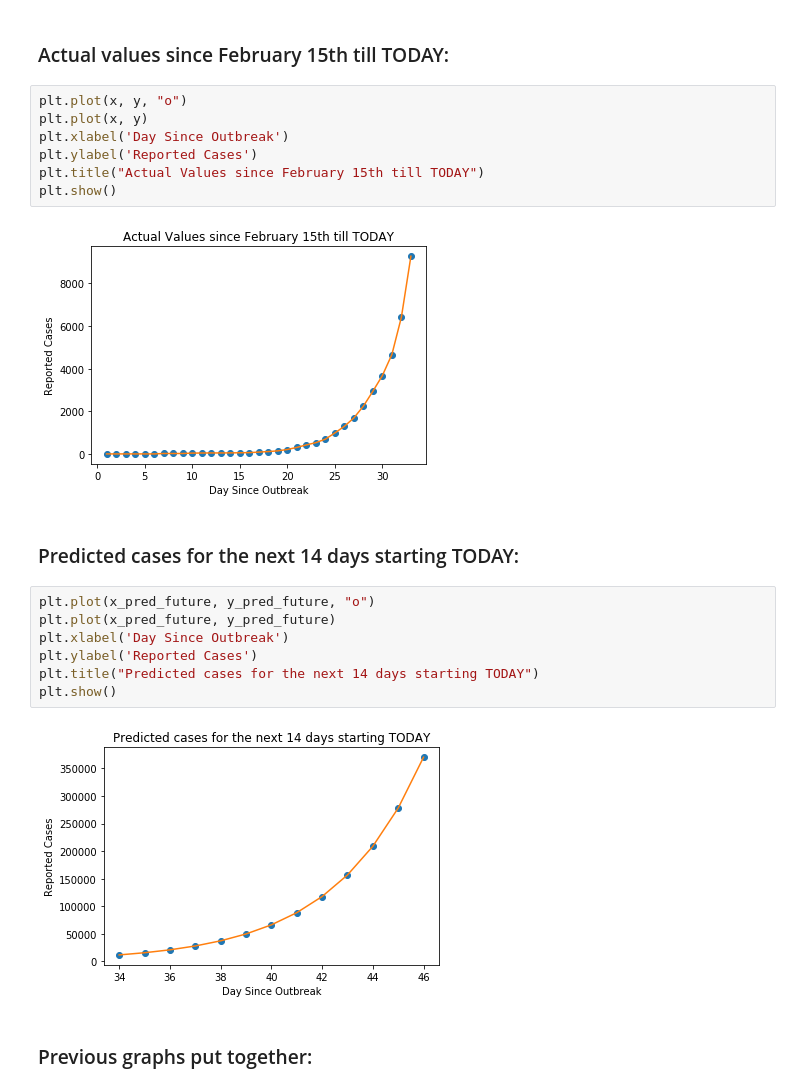
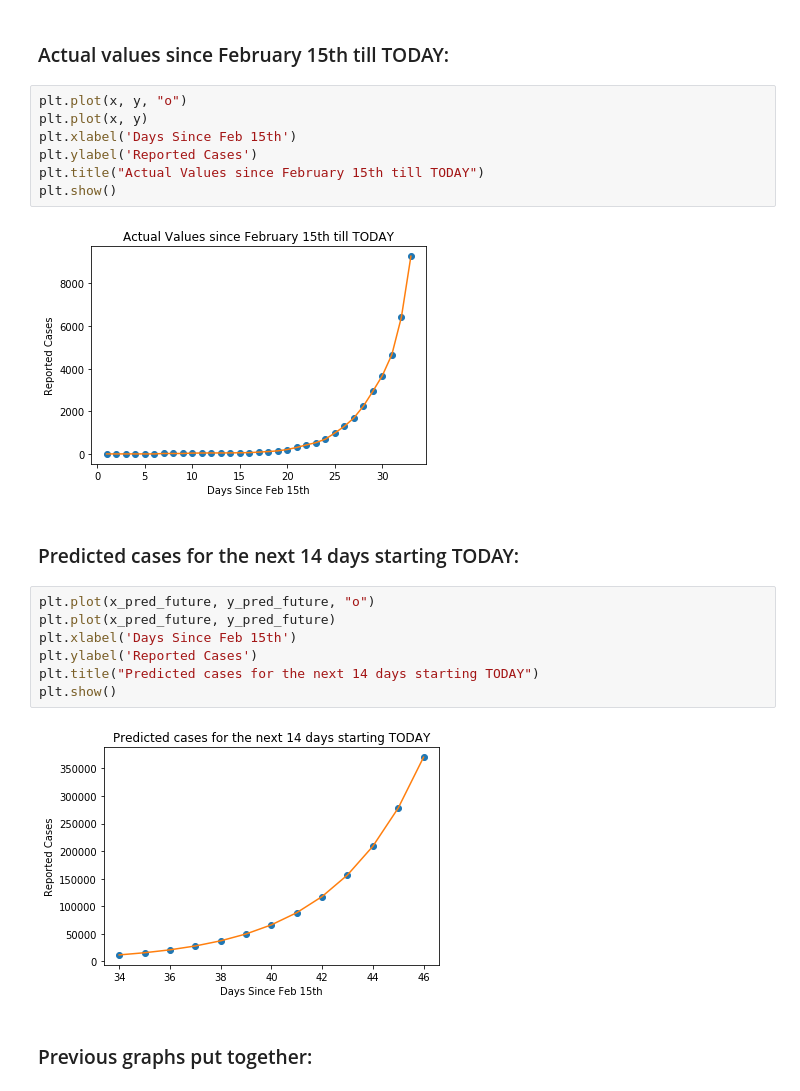
Before and after one commit to miguelgd54/Corona-Virus-Case-Prediction, a Jupyter notebook: Corona/Corona Virus.ipynb, the cells around one changed output. Drawn from its saved outputs; the diff is of its cells as text.

```diff
--- a/Corona/Corona Virus.ipynb
+++ b/Corona/Corona Virus.ipynb
@@ -36,23 +36,23 @@ y_pred_future = np.exp(coef[1])*np.exp(coef[0]*x_pred_future)
 # %%
 plt.plot(x, y, "o")
 plt.plot(x, y)
-plt.xlabel('Day Since Outbreak')
+plt.xlabel('Days Since Feb 15th')
 plt.ylabel('Reported Cases')
 plt.title("Actual Values since February 15th till TODAY")
 plt.show()
 # %% [output]
-[figure, old version]
+[figure, new version]
 # %% [markdown]
 ### Predicted cases for the next 14 days starting TODAY:
 # %%
 plt.plot(x_pred_future, y_pred_future, "o")
 plt.plot(x_pred_future, y_pred_future)
-plt.xlabel('Day Since Outbreak')
+plt.xlabel('Days Since Feb 15th')
 plt.ylabel('Reported Cases')
 plt.title("Predicted cases for the next 14 days starting TODAY")
 plt.show()
 # %% [output]
-[figure, old version]
+[figure, new version]
 # %% [markdown]
 ### Previous graphs put together:
 # %%
```
Also changed, not shown: parts of 1 cell of this notebook.
